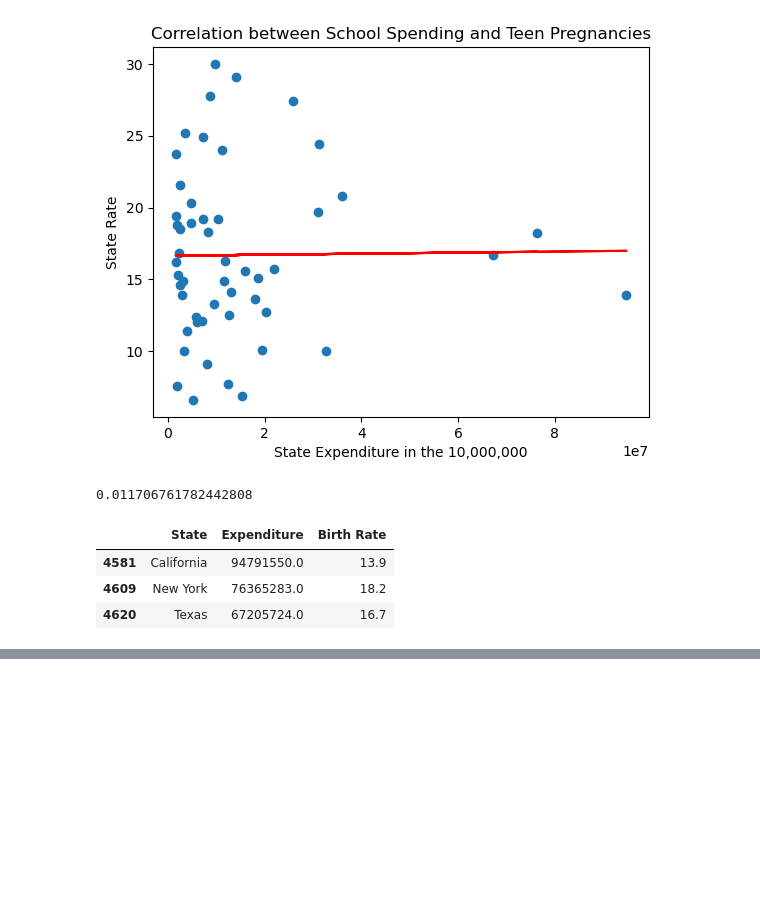
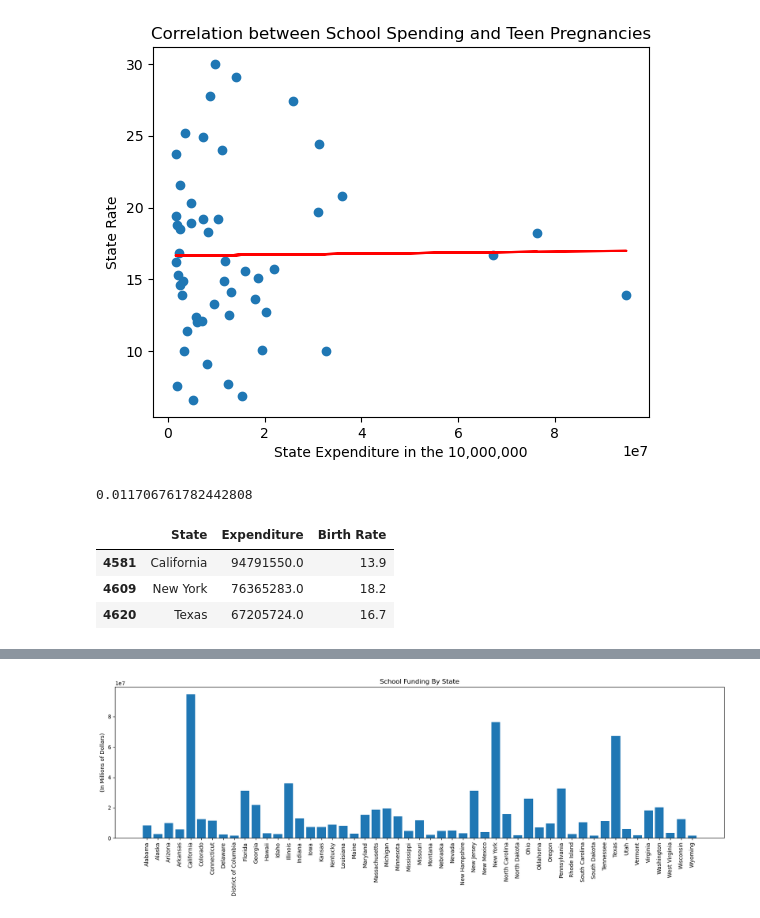
Before and after one commit to JoseGm56/Project-1, a Jupyter notebook: Data.ipynb, the cells around one changed output, grey strips where cells are left out. Saved outputs shown, nothing was run; the diff lists cells and outputs as text; code cells hidden in the pictures; blank space fills up the shorter version.

```diff
--- a/Data.ipynb
+++ b/Data.ipynb
@@ -98,0 +116,17 @@ state_coer[state_coer["Expenditure"] > 60000000]
+# %%
+state_funding_data = school_funding_data.drop([0])
+
+
+funding = state_funding_data["Total Expenditure"]
+states = state_funding_data["State"].unique()
+# Plot the data:
+plt.figure(figsize=(20,5))
+plt.xticks(rotation=90)
+#list_of_yticks = py.arange(0, 100, 20)
+#plt.yticks(0, 100000000)
+plt.bar(states, funding)
+plt.title("School Funding By State")
+plt.ylabel("(In Millions of Dollars)")
+plt.show()
+# %% [output]
+[figure, added]
```
Also changed, not shown: parts of 14 cells of this notebook.
